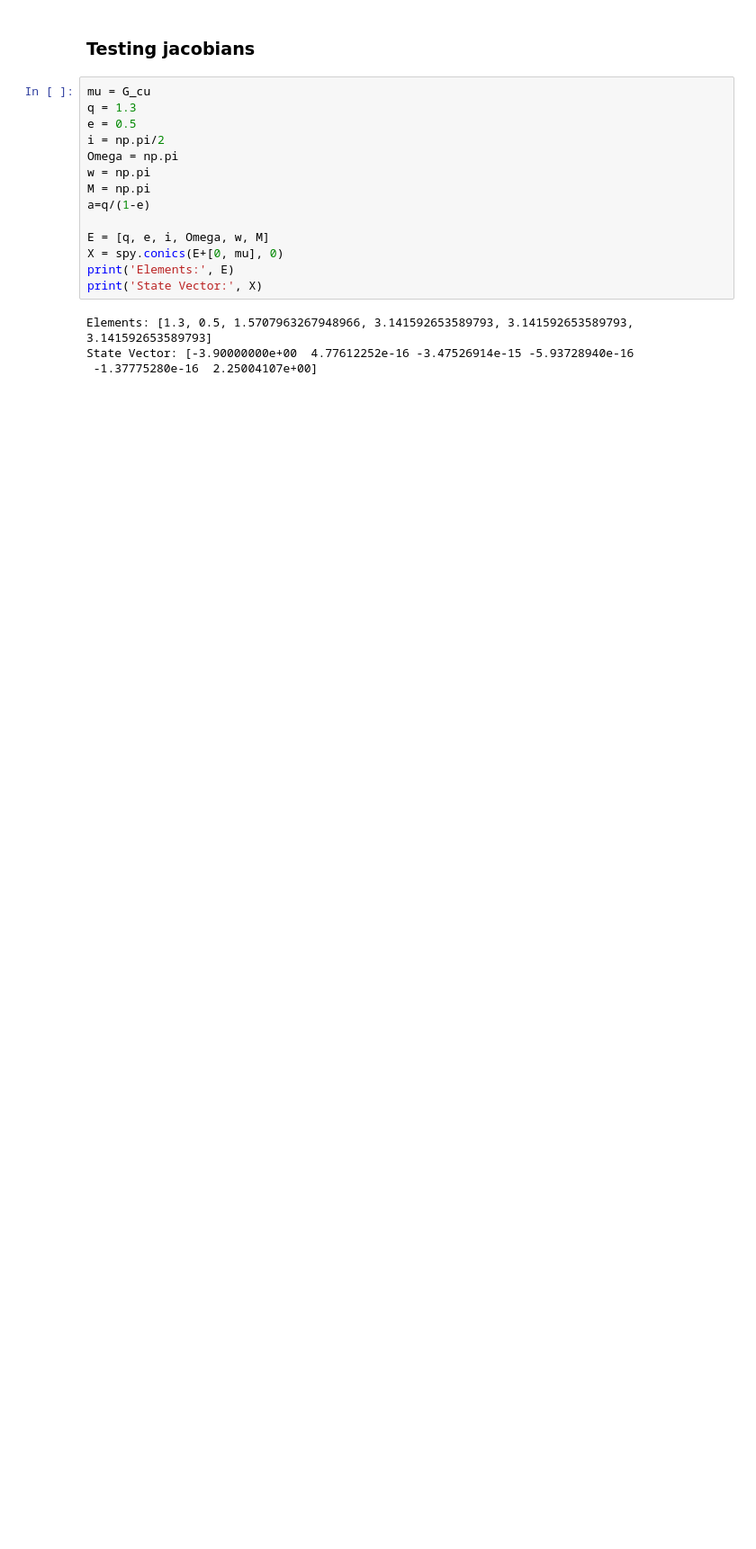
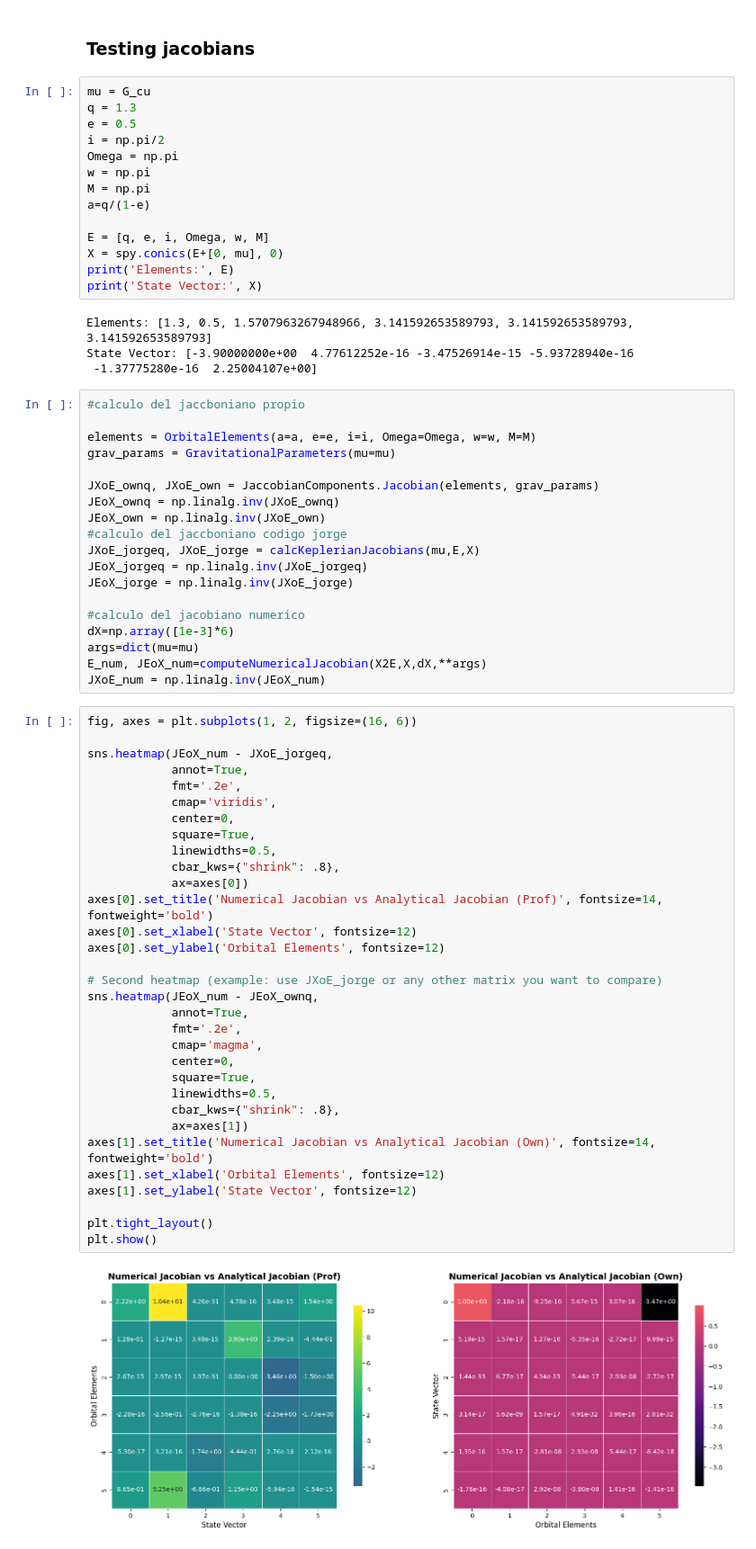
Before and after one commit to JuanitaAgudelo/TesisRepo, a Jupyter notebook: jacobian_calculations/test_jaccobian_matrix.ipynb, the cells around one changed output. Shown at 90% size. Cells and saved outputs as stored; diff of their text form; blank space fills up the shorter version.

```diff
--- a/jacobian_calculations/test_jaccobian_matrix.ipynb
+++ b/jacobian_calculations/test_jaccobian_matrix.ipynb
@@ -400,3 +386,56 @@ print('State Vector:', X)
 Elements: [1.3, 0.5, 1.5707963267948966, 3.141592653589793, 3.141592653589793, 3.141592653589793]
 State Vector: [-3.90000000e+00  4.77612252e-16 -3.47526914e-15 -5.93728940e-16
  -1.37775280e-16  2.25004107e+00]
+# %%
+#calculo del jaccboniano propio
+
+elements = OrbitalElements(a=a, e=e, i=i, Omega=Omega, w=w, M=M)
+grav_params = GravitationalParameters(mu=mu)
+
+JXoE_ownq, JXoE_own = JaccobianComponents.Jacobian(elements, grav_params)
+JEoX_ownq = np.linalg.inv(JXoE_ownq)
+JEoX_own = np.linalg.inv(JXoE_own)
+#calculo del jaccboniano codigo jorge
+JXoE_jorgeq, JXoE_jorge = calcKeplerianJacobians(mu,E,X)
+JEoX_jorgeq = np.linalg.inv(JXoE_jorgeq)
+JEoX_jorge = np.linalg.inv(JXoE_jorge)
+
+#calculo del jacobiano numerico
+dX=np.array([1e-3]*6)
+args=dict(mu=mu)
+E_num, JEoX_num=computeNumericalJacobian(X2E,X,dX,**args)
+JXoE_num = np.linalg.inv(JEoX_num)
+# %%
+fig, axes = plt.subplots(1, 2, figsize=(16, 6))
+
+sns.heatmap(JEoX_num - JXoE_jorgeq,
+            annot=True,
+            fmt='.2e',
+            cmap='viridis',
+            center=0,
+            square=True,
+            linewidths=0.5,
+            cbar_kws={"shrink": .8},
+            ax=axes[0])
+axes[0].set_title('Numerical Jacobian vs Analytical Jacobian (Prof)', fontsize=14, fontweight='bold')
+axes[0].set_xlabel('State Vector', fontsize=12)
+axes[0].set_ylabel('Orbital Elements', fontsize=12)
+
+# Second heatmap (example: use JXoE_jorge or any other matrix you want to compare)
+sns.heatmap(JEoX_num - JEoX_ownq,
+            annot=True,
+            fmt='.2e',
+            cmap='magma',
+            center=0,
+            square=True,
+            linewidths=0.5,
+            cbar_kws={"shrink": .8},
+            ax=axes[1])
+axes[1].set_title('Numerical Jacobian vs Analytical Jacobian (Own)', fontsize=14, fontweight='bold')
+axes[1].set_xlabel('Orbital Elements', fontsize=12)
+axes[1].set_ylabel('State Vector', fontsize=12)
+
+plt.tight_layout()
+plt.show()
+# %% [output]
+[figure, added]
```
Also changed, not shown: parts of 25 cells of this notebook, 4 other files.
